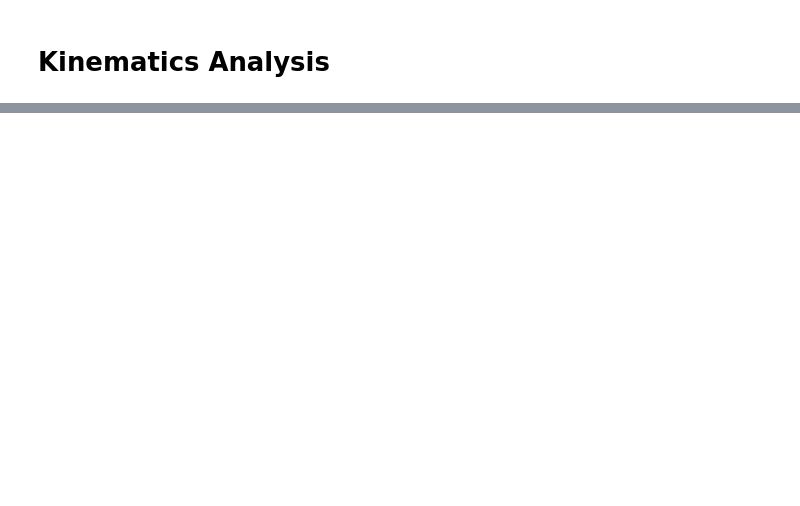
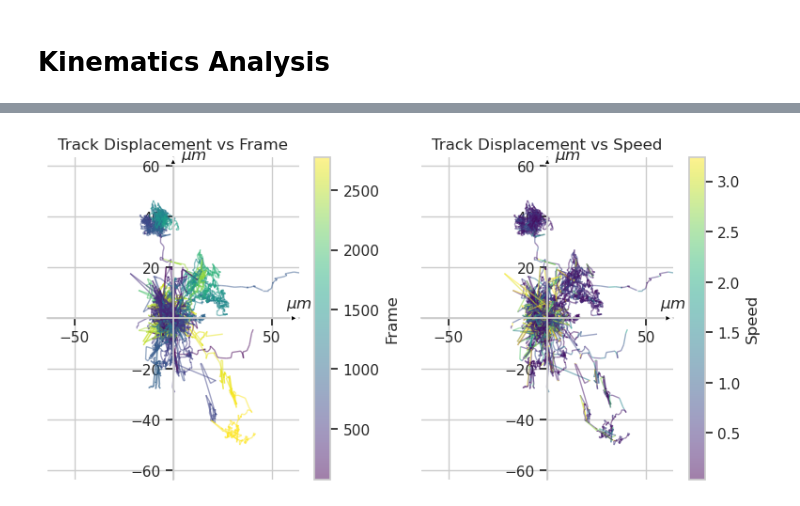
Before and after one commit to bpi-oxford/Cytotoxicity-Pipeline, a Jupyter notebook: notebooks/example_6.ipynb, the cells around one changed output, grey strips where cells are left out. Saved outputs shown, nothing was run; the diff lists cells and outputs as text; code cells hidden in the pictures; blank space fills up the shorter version.

```diff
--- a/notebooks/example_6.ipynb
+++ b/notebooks/example_6.ipynb
@@ -475,5 +2,0 @@ for t_id in range(400,500):
-# %%
-single_tcell_df = tracks_df_filtered_tcell_.loc[tracks_df_filtered_tcell_["track_id"]==500]
-single_tcell_df = single_tcell_df.sort_values(by=["frame"])
-single_tcell_df["average speed"] = single_tcell_df["speed"].mean()
-single_tcell_df[["tracked frames","tracked length","dt acc", "speed", "average speed"]]
@@ -676,0 +302,84 @@ for t_id in tqdm(range(2000)):
+# %%
+fig, axs = plt.subplots(1,2,figsize=(8,4))
+
+print(tracks_df_filtered_tcell.columns)
+
+col_to_plot = ["frame", "speed"]
+track_range = range(0,100)
+
+tracks_df_tcell_selected = tracks_df_filtered_tcell[(tracks_df_filtered_tcell['track_id'] >= track_range[0]) & (tracks_df_filtered_tcell['track_id'] <= track_range[-1])]
+
+axs_range = max(np.abs(tracks_df_tcell_selected['dx from origin']).max()*1.1*1.6, np.abs(tracks_df_tcell_selected['dy from origin']).max()*1.1*1.6)
+
+for i, (col, ax) in enumerate(zip(col_to_plot, axs.ravel())):
+    # Move left y-axis and bottom x-axis to the center
+    ax.spines['left'].set_position('center')
+    ax.spines['bottom'].set_position('center')
+
+    # Eliminate the top and right spines
+    ax.spines['right'].set_color('none')
+    ax.spines['top'].set_color('none')
+
+    # Set ticks position
+    ax.xaxis.set_ticks_position('bottom')
+    ax.yaxis.set_ticks_position('left')
+
+    ax.set_xlim((-1*axs_range,axs_range))
+    ax.set_ylim((-1*axs_range,axs_range))
+
+    ax.annotate('', xy=(axs_range, 0), xytext=(axs_range-2, 0),
+            arrowprops=dict(facecolor='black', arrowstyle='-|>',lw=1))
+    ax.annotate('', xy=(0, axs_range), xytext=(0, axs_range-2),
+                arrowprops=dict(facecolor='black', arrowstyle='-|>',lw=1))
+    ax.annotate(r'$\mu m$', xy=((axs_range, 4)),horizontalalignment="center",)
+    ax.annotate(r'$\mu m$', xy=((4, axs_range)),verticalalignment="center",)
+
+    ax.set_title("Track Displacement vs {}".format(col.capitalize()))
+
+    # Normalize the scalar values for colormap
+    colors_range = [0,0]
+    vals = []
+    for t_id in track_range:
+        single_tcell_df = tracks_df_tcell_selected.loc[tracks_df_tcell_selected["track_id"]==t_id]
+        if len(single_tcell_df) < 1:
+            continue
+        vals.extend(single_tcell_df[col].fillna(0))
+    colors_range[0] = np.percentile(vals,2)
+    colors_range[1] = np.percentile(vals,98)
+
+    norm = Normalize(colors_range[0], colors_range[1])
+    # norm = LogNorm(vmin=colors_range[0], vmax=colors_range[1])
+
+    for t_id in track_range:
+        single_tcell_df = tracks_df_tcell_selected.loc[tracks_df_tcell_selected["track_id"]==t_id]
+        # filter out tracks that jumps too far
+        if single_tcell_df['displacement from previous point'].max() > 12:
+            continue
+
+        single_tcell_df = single_tcell_df.sort_values(by=["frame"])
+
+        # axs[0].plot(single_tcell_df["dx acc"], single_tcell_df["dy acc"], marker='.', linestyle='-', linewidth=1, markersize=1)
+        x = single_tcell_df["dx from origin"]
+        y = single_tcell_df["dy from origin"]
+
+        colors = single_tcell_df[col]
+        print(colors)
+
+        # Create segments of the line for coloring
+        points = np.array([x, y]).T.reshape(-1, 1, 2)*1.6
+        segments = np.concatenate([points[:-1]*1.6, points[1:]*1.6], axis=1)
+
+        # Create a LineCollection from the segments
+        lc = LineCollection(segments, cmap='viridis', norm=norm,alpha=0.5)
+        lc.set_array(colors)
+        lc.set_linewidth(1)
+
+        # Create the plot
+        ax.add_collection(lc)
+
+    # Add colorbar
+    cbar = plt.colorbar(lc)
+    cbar.set_label(col.capitalize())
+
+plt.tight_layout()
+# %% [output]
@@ -676,0 +403 @@ for t_id in tqdm(range(2000)):
+[figure, added]
```
Also changed, not shown: parts of 67 cells of this notebook, 2 other files.
